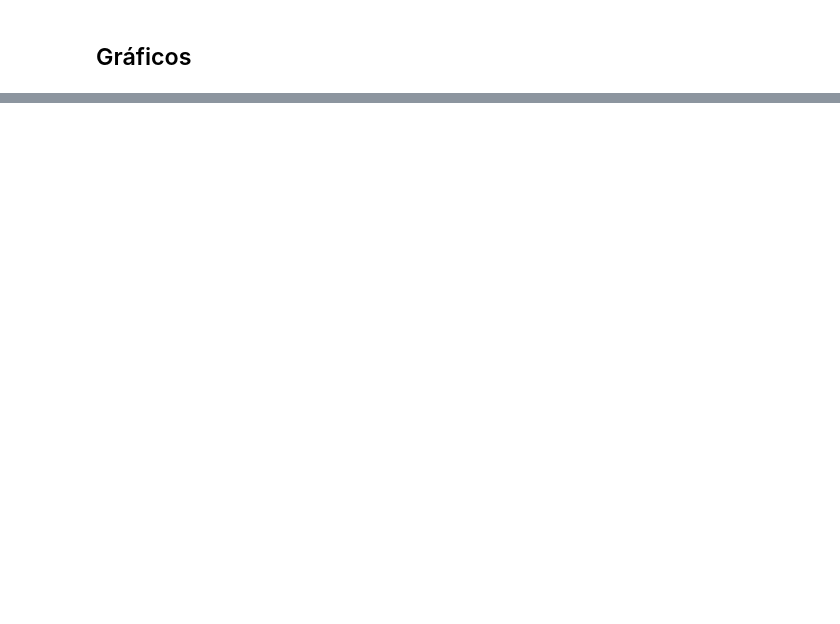
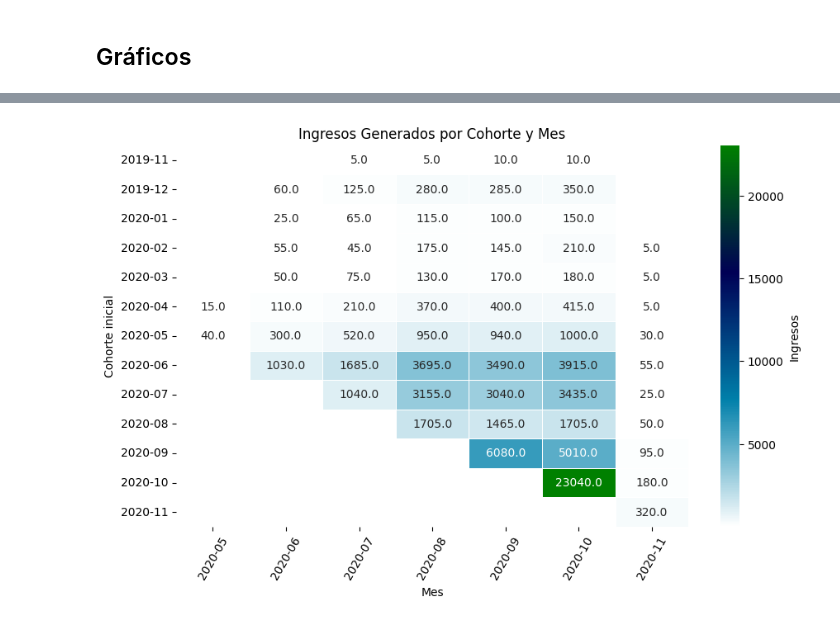
Before and after one commit to Lostchemist/project-1-ironhack-payments-es, a Jupyter notebook: Notebooks/04-Ingresos-por-cohorte.ipynb, the cells around one changed output, grey strips where cells are left out. Saved outputs shown, nothing was run; the diff lists cells and outputs as text; code cells hidden in the pictures; blank space fills up the shorter version.

```diff
--- a/Notebooks/04-Ingresos-por-cohorte.ipynb
+++ b/Notebooks/04-Ingresos-por-cohorte.ipynb
@@ -33,0 +127,18 @@ print('Estos son los nulos del df Cash:\n',cash.isnull().sum())
+# %%
+# Extraer año y mes de la columna 'created_at' y crear una nueva columna 'created_at_by_YM'
+# Esta columna contendrá periodos de tiempo (por ejemplo, '2024-05')
+cash['created_at_by_YM'] = cash['created_at'].dt.to_period('M')
+
+# Agrupar el DataFrame por 'user_id_new' y seleccionar la columna 'created_at_by_YM'
+# Esto permite calcular la cohorte de cada usuario (mes de la primera solicitud)
+grouping1 = cash.groupby('user_id_new')['created_at_by_YM']
+
+# Asignar a cada fila la cohorte correspondiente (mes de la primera solicitud) usando transform('min')
+# El método transform aplica la función de agregación (min) dentro de cada grupo y devuelve un resultado del mismo tamaño que el DataFrame original.
+cash['cohorte_month'] = grouping1.transform('min')
+
+# Mostrar las primeras filas del DataFrame para una vista previa de los datos
+cash.head()
+
+# Mostrar información resumida del DataFrame (columnas, tipos de datos y número de valores no nulos)
+cash.info()
@@ -120,0 +561,28 @@ sns.heatmap(pivot_income,annot=True,fmt='.2f',cmap='crest')
+# %%
+# Crear una figura para el gráfico
+plt.figure(figsize=(10, 6)) # Ajusta el tamaño de la figura (10 pulgadas de ancho, 6 de alto)
+
+# Crear el mapa de calor usando la biblioteca Seaborn (sns)
+sns.heatmap(
+    pivot_income,          # DataFrame con los ingresos por cohorte y mes, pivot table
+    cmap='ocean_r',       # Elegir una paleta de color que se adapte a los datos
+    fmt=".1f",            # Mostrar los valores de la matriz con un decimal
+    cbar_kws={'label': 'Ingresos'},  # Etiqueta de la barra de color del gráfico
+    annot=True,           # Mostrar los valores en cada celda del mapa de calor
+    linewidths=0.5        # Agregar líneas blancas entre las celdas para mejor legibilidad
+)
+
+# Añadir un título al gráfico
+plt.title('Ingresos Generados por Cohorte y Mes')
+
+# Etiquetas para los ejes X e Y
+plt.xlabel('Mes')
+plt.ylabel('Cohorte inicial')
+
+# Ajustar la rotación de las etiquetas del eje X para que se puedan leer
+plt.xticks(rotation=60)
+
+# Mostrar el gráfico
+plt.show()
+# %% [output]
+[figure, added]
```
Also changed, not shown: parts of 38 cells of this notebook.
